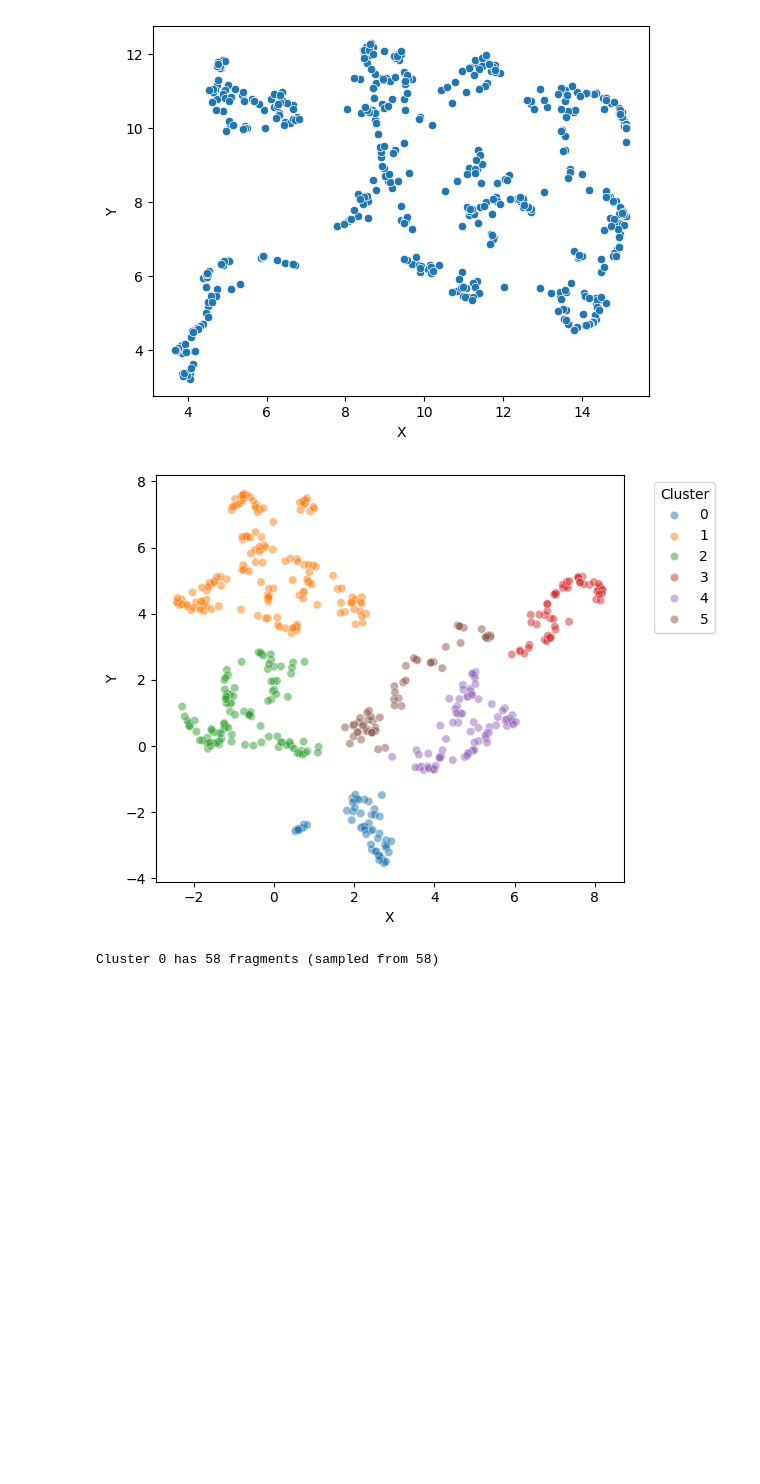
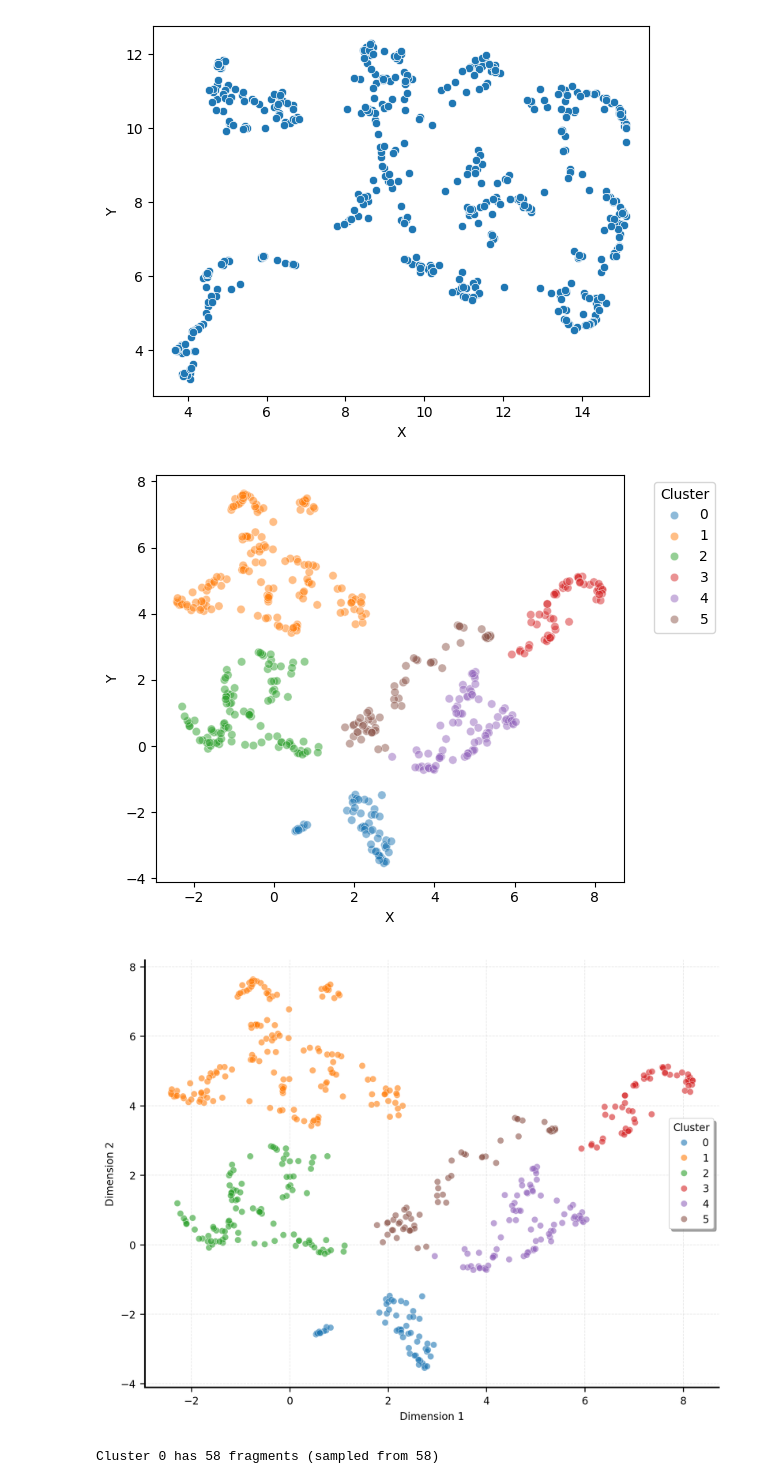
Before and after one commit to blackwood168/umap_rmsd_images, a Jupyter notebook: no2cl.ipynb, the cells around one changed output. Saved outputs shown, nothing was run; the diff lists cells and outputs as text; code cells hidden in the pictures; blank space fills up the shorter version.

Commit message:
images3

```diff
--- a/no2cl.ipynb
+++ b/no2cl.ipynb
@@ -180,20 +180,55 @@ def get_c_cl_bond_indices(fragment):
 # %%
 
 import sklearn.cluster as clu
 import matplotlib.pyplot as plt
 
 dbscan = clu.HDBSCAN(min_cluster_size=25,
     min_samples=5,
     cluster_selection_epsilon=0.1,
     metric='euclidean').fit(df.select(pl.col("X", "Y")).to_numpy())
 df2 = df.with_columns(pl.Series("label", dbscan.labels_))
 
 sns.scatterplot(data = df2, x = 'X', y = 'Y', hue = 'label', palette='tab10', alpha = 0.5)
 plt.legend(title='Cluster', bbox_to_anchor=(1.05, 1), loc='upper left')
 plt.tight_layout()
 plt.show()
+
+
+plt.rcParams.update({
+    'font.size': 4,
+    'font.family': 'sans-serif',
+    'font.sans-serif': ['Arial', 'DejaVu Sans', 'Liberation Sans'],
+    'axes.labelsize': 8,
+    'axes.titlesize': 8,
+    'xtick.labelsize': 8,
+    'ytick.labelsize': 8,
+    'legend.fontsize': 8,
+    'figure.dpi': 300,
+    'savefig.dpi': 300,
+    'axes.linewidth': 1.2,
+    'grid.linewidth': 0.8,
+    'lines.linewidth': 1.5,
+    'patch.linewidth': 0.5
+})
+# Create scatterplot colored by label
+fig, ax = plt.subplots(figsize=(8, 6))
+sns.scatterplot(data=df2, x='X', y='Y', hue='label',
+                palette='tab10', alpha=0.6, s=25, edgecolors='white', linewidth=0.3, ax=ax)
+ax.set_xlabel('Dimension 1', fontsize=8, fontweight='normal')
+ax.set_ylabel('Dimension 2', fontsize=8, fontweight='normal')
+# ax.set_title('UMAP visualization colored by hexane conformer type', fontsize=12, fontweight='bold', pad=15)
+ax.legend(title='Cluster',
+          frameon=True, fancybox=True, shadow=True, fontsize=8, title_fontsize=8,
+          loc='center right', bbox_to_anchor=(1, 0.5))
+ax.grid(True, alpha=0.3, linestyle='--', linewidth=0.5)
+ax.spines['top'].set_visible(False)
+ax.spines['right'].set_visible(False)
+# plt.tight_layout()
+plt.savefig('./final_images/umap_no2cl_cluster.png', dpi=400)
+plt.show()
 # %% [output]
 [figure]
+[figure, added]
 # %%
 # from umap import UMAP  # pyright: ignore[reportUnusedImport, reportUnusedImport]
 
```
Also changed, not shown: 8 other files.
